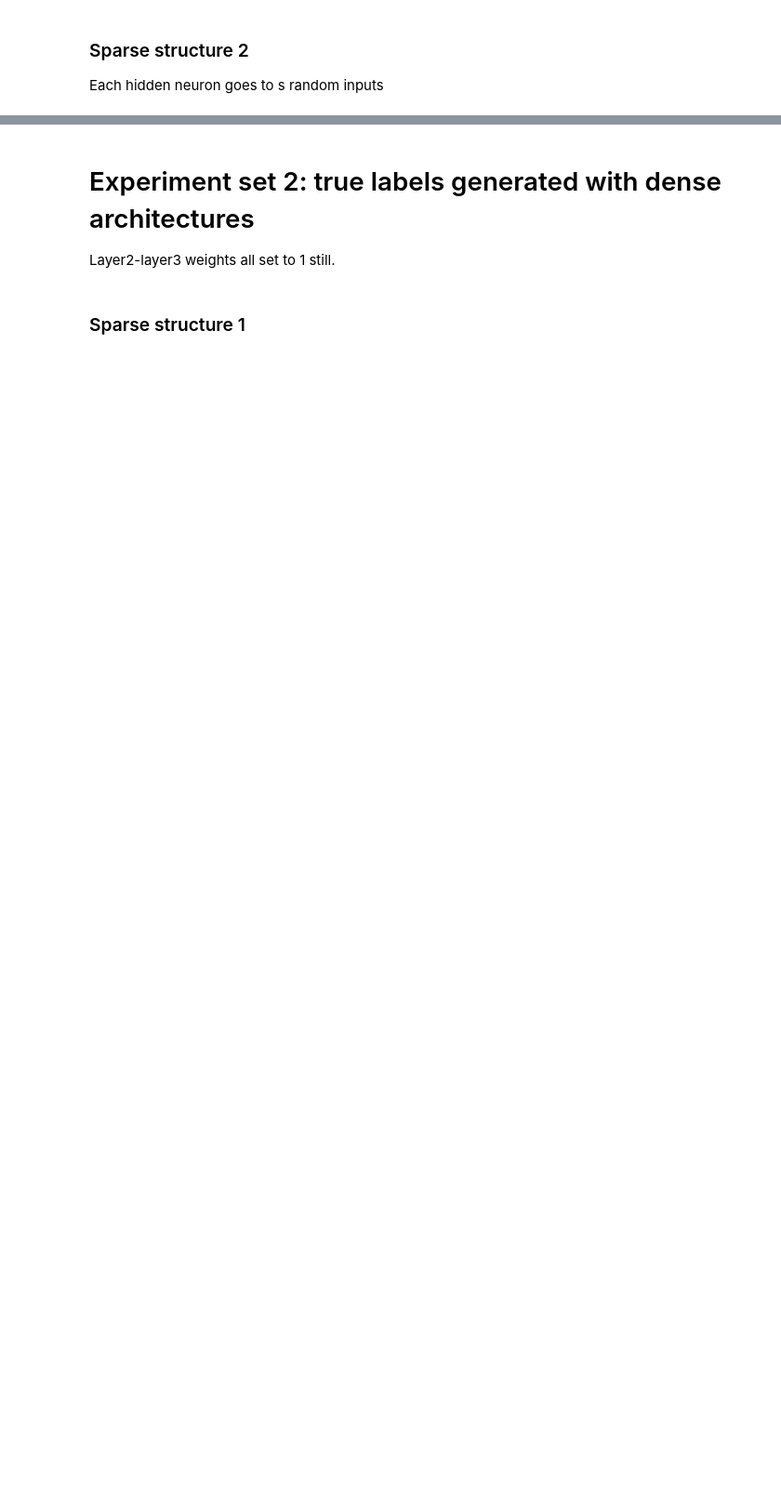
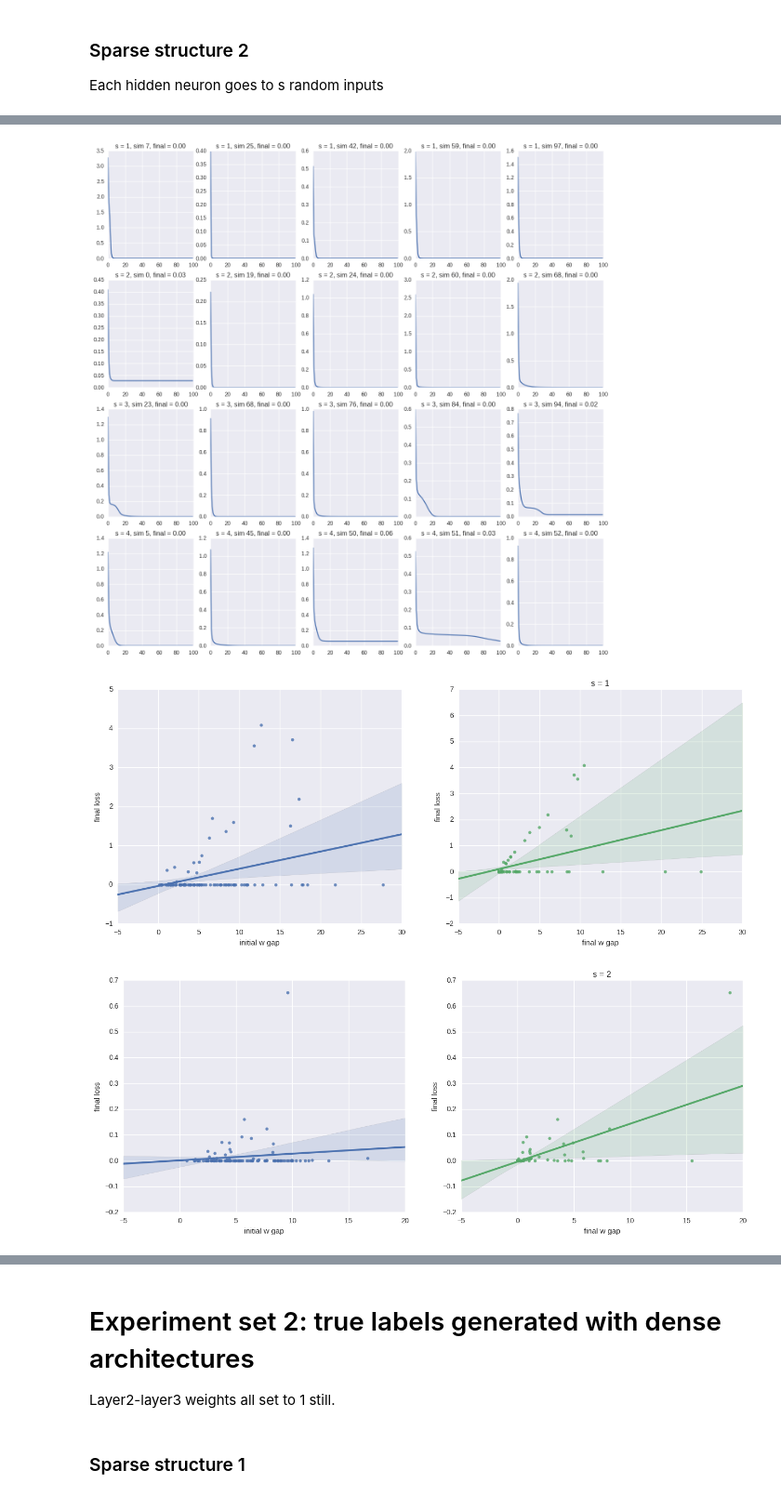
Before and after one commit to jessemzhang/porcupine_neural_networks, a Jupyter notebook: understanding_when_GD_succeeds_sparse.ipynb, the cells around one changed output, grey strips where cells are left out. Shown at 93% size. Cells and saved outputs as stored; diff of their text form; code cells hidden in the pictures; blank space fills up the shorter version.

```diff
--- a/understanding_when_GD_succeeds_sparse.ipynb
+++ b/understanding_when_GD_succeeds_sparse.ipynb
@@ -218,5 +263,5 @@ pickle.dump(outputs,file('%ssparse_structure_2/outputs.pickle'%(maindir),'wb'))
 # %%
-# Case where h < p
+# Case where h > p
 
 num_sims = 100 # number of simulations
 N = 10000      # number of samples
@@ -237,11 +282,10 @@ for i,s in enumerate(list_s):
 
     for t in range(num_sims):
 
-        h = p*r  # number of neurons
         input_dict = dict(p=p,h=h)
 
         seed = (s-1)*num_sims+t
-        savedir = '%ssparse_structure_2/initialization_%s_s%s/'%(maindir,t,s)
+        savedir = '%ssparse_structure_2_p%s_h%s/initialization_%s_s%s/'%(maindir,p,h,t,s)
 
         # Generate data
         w_true,M = generate_sparse_w_2(p,s,h,seed=seed,maskseed=seed)
@@ -255,18 +299,13 @@ for i,s in enumerate(list_s):
         tf.reset_default_graph()
         with tf.device("/gpu:%s"%(gpu_id)):
             graph = graph_builder_wrapper_sparse(input_dict,M,build_func=build_func)
-            out = dl_utils.train(X,Y,graph,num_epochs,batch_size,w_true,w_init,savedir=savedir)
-
-#         # If weights exist already, load useful information
-#         _,final_train_loss,final_w_gap = dl_utils.get_train_out(X,Y,w_true,input_dict,
-#                                                                     savedir,build_func)
-#         initial_w_gap = dl_utils.compute_w_gap(w_true,w_init)
-#         out = ['','','','',initial_w_gap,final_train_loss,final_w_gap]
+            out = dl_utils.train(X,Y,graph,num_epochs,batch_size,w_true,w_init,
+                                 savedir=savedir,verbose=False)
 
         # Save useful information
-        outputs[r].append(out)
+        outputs[s].append(out)
 
         print('\rr = %s, %s/%s simulations done (%.2f s elapsed)'\
-              %(r,t+1,num_sims,time.time()-start),end='')
+              %(s,t+1,num_sims,time.time()-start),end='')
 
-pickle.dump(outputs,file('%ssparse_structure_2/outputs.pickle'%(maindir),'wb'))
+pickle.dump(outputs,file('%ssparse_structure_2_p%s_h%s/outputs.pickle'%(maindir,p,h),'wb'))
@@ -272,0 +314,23 @@ pickle.dump(outputs,file('%ssparse_structure_2/outputs.pickle'%(maindir),'wb'))
+# %%
+outputs = pickle.load(file('%ssparse_structure_2_p%s_h%s/outputs.pickle'%(maindir,p,h)))
+
+# First look at some random training curves to make sure we've converged
+plt.figure(figsize=(16,16))
+ind = 1
+for i in list_s:
+    for j in np.sort(np.random.choice(range(num_sims),5,replace=False)):
+        plt.subplot(len(list_s),5,ind)
+        plt.plot(outputs[i][j][0])
+        plt.title('s = %s, sim %s, final = %.2f'%(i,j,outputs[i][j][0][-1]))
+        ind += 1
+
+for s in list_s:
+    final_losses = np.array([outputs[s][i][-2] for i in range(num_sims)])
+    final_w_gaps = np.array([outputs[s][i][-1] for i in range(num_sims)])
+    initial_w_gaps = np.array([outputs[s][i][-3] for i in range(num_sims)])
+    generate_two_plots(final_losses,final_w_gaps,initial_w_gaps)
+    plt.title('s = %s'%(s))
+# %% [output]
+[figure, added]
+[figure, added]
+[figure, added]
```
Also changed, not shown: parts of 15 cells of this notebook.
